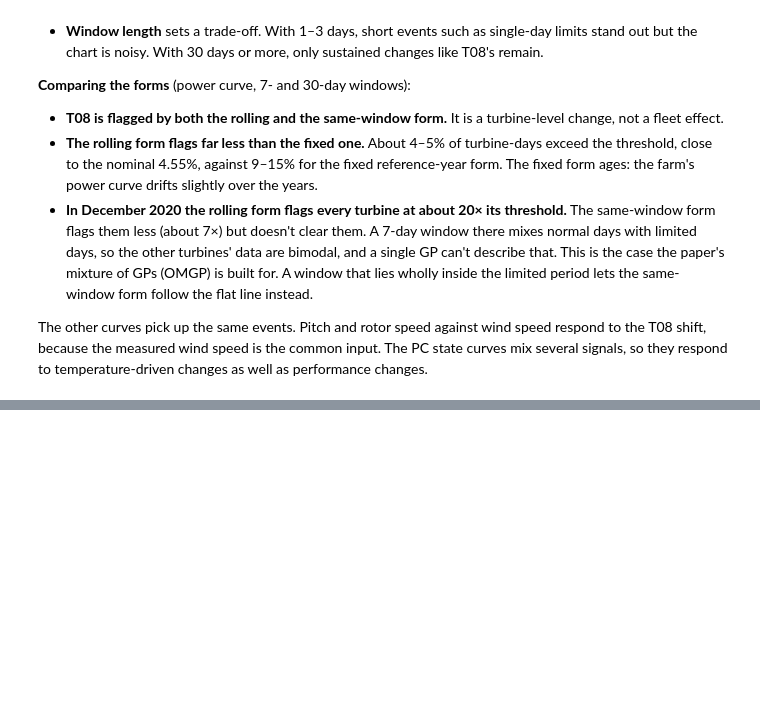
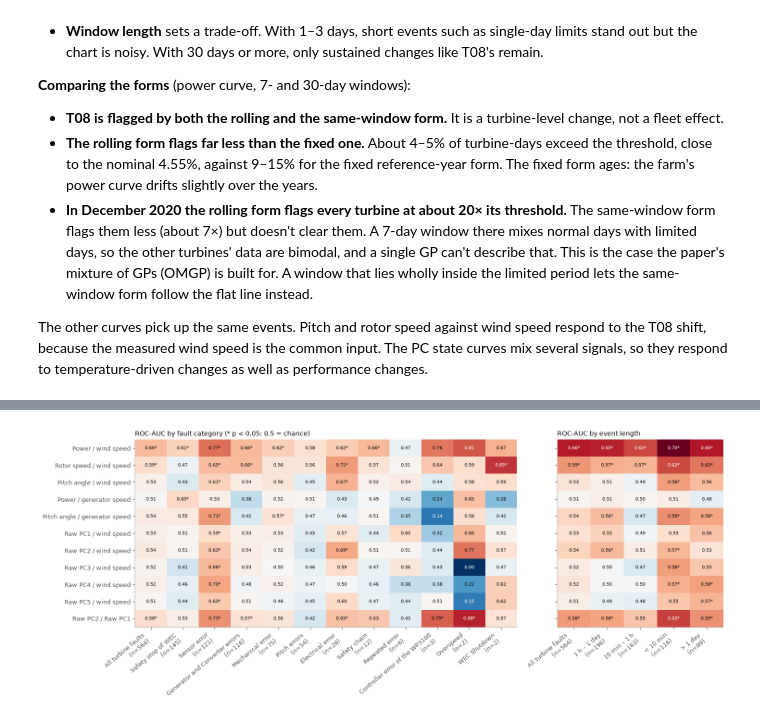
Before and after one commit to bacon274/windAnalysis, a Jupyter notebook: population_form_penmanshiel.ipynb, the cells around one changed output, grey strips where cells are left out. Saved outputs shown, nothing was run; the diff lists cells and outputs as text; code cells hidden in the pictures; blank space fills up the shorter version.

Commit message:
population fault detection analysis

```diff
--- a/population_form_penmanshiel.ipynb
+++ b/population_form_penmanshiel.ipynb
@@ -867,0 +1100,82 @@ The other curves pick up the same events. Pitch and rotor speed against wind spe
+# %%
+# Heatmaps: curves x fault category and curves x event length. Cell text = ROC-AUC; * = one-sided Mann-Whitney
+# p < 0.05 (uncorrected). Column labels give the number of scored events.
+def _heat(ax, table, metric, title, cmap, centre=None, fmt="{:.2f}"):
+    cats = [c for c in table.index.get_level_values(1).unique()]
+    cats = ["All turbine faults"] + sorted([c for c in cats if c != "All turbine faults"],
+                                           key=lambda c: -table.xs(c, level=1)["events"].max())
+    grid = table[metric].unstack(1).reindex(index=BENCH_CURVES, columns=cats)
+    pv = table["p (AUC > 0.5)"].unstack(1).reindex(index=BENCH_CURVES, columns=cats)
+    n = table["events"].unstack(1).reindex(index=BENCH_CURVES, columns=cats).max()
+    vals = grid.to_numpy(float)
+    if centre is None:
+        im = ax.imshow(vals, cmap=cmap, vmin=0, vmax=max(0.01, np.nanmax(vals)), aspect="auto")
+    else:
+        lim = max(0.05, np.nanmax(np.abs(vals - centre)))
+        im = ax.imshow(vals, cmap=cmap, vmin=centre - lim, vmax=centre + lim, aspect="auto")
+    for a in range(vals.shape[0]):
+        for b in range(vals.shape[1]):
+            v = vals[a, b]
+            if np.isnan(v):
+                continue
+            star = "*" if metric == "ROC-AUC" and pv.iat[a, b] < 0.05 else ""
+            dark = abs(v - (centre if centre is not None else 0)) > 0.6 * (lim if centre is not None else np.nanmax(vals))
+            ax.text(b, a, fmt.format(v) + star, ha="center", va="center", fontsize=7.5, color="white" if dark else INK)
+    ax.set_xticks(range(len(cats)), [f"{c}\n(n={int(n[c])})" for c in cats], rotation=40, ha="right", fontsize=8)
+    ax.set_yticks(range(len(BENCH_CURVES)), BENCH_CURVES, fontsize=8)
+    ax.set_title(title, loc="left", fontsize=10)
+    style_ax(ax, grid_axis=None)
+    return im
+
+
+fig, axes = plt.subplots(1, 2, figsize=(15, 6.2), gridspec_kw={"width_ratios": [2.3, 1]})
+_heat(axes[0], by_category, "ROC-AUC", "ROC-AUC by fault category (* p < 0.05; 0.5 = chance)", "RdBu_r", centre=0.5)
+_heat(axes[1], by_length, "ROC-AUC", "ROC-AUC by event length", "RdBu_r", centre=0.5)
+axes[1].set_yticklabels([])
+fig.tight_layout()
+plt.show()
+
+fig, axes = plt.subplots(1, 2, figsize=(15, 6.2), gridspec_kw={"width_ratios": [2.3, 1]})
+_heat(axes[0], by_category, "detection rate", "Detection rate: share of events with an alarm in the month before",
+      "Blues", fmt="{:.0%}")
+_heat(axes[1], by_length, "detection rate", "Detection rate by event length", "Blues", fmt="{:.0%}")
+axes[1].set_yticklabels([])
+fig.tight_layout()
+plt.show()
+_far = by_category.xs("All turbine faults", level="category")["false-alarm rate"]
+print("False-alarm rate (share of quiet months with an alarm), by curve:", _far.round(2).to_dict())
+
+
+def show_confusion(curve_name, by="category"):
+    """Event-level confusion matrix for every fault category (or event length) of one curve."""
+    table = by_category if by == "category" else by_length
+    t = table.xs(curve_name, level="curve")
+    t = t.loc[["All turbine faults"] + [i for i in t.sort_values("events", ascending=False).index if i != "All turbine faults"]]
+    ncol = 5
+    nrow = int(np.ceil(len(t) / ncol))
+    fig, axes = plt.subplots(nrow, ncol, figsize=(13, 2.5 * nrow))
+    for ax, (name, r) in zip(axes.flat, t.iterrows()):
+        cm = np.array([[r.TN, r.FP], [r.FN, r.TP]], dtype=float)
+        ax.imshow(cm / cm.sum(1, keepdims=True), cmap="Blues", vmin=0, vmax=1)
+        for a in range(2):
+            for b in range(2):
+                share = cm[a, b] / cm[a].sum() if cm[a].sum() else np.nan
+                ax.text(b, a, f"{cm[a, b]:.0f}\n{share:.0%}", ha="center", va="center", fontsize=8,
+                        color="white" if share > 0.6 else INK)
+        ax.set_xticks([0, 1], ["no alarm", "alarm"], fontsize=7.5)
+        ax.set_yticks([0, 1], ["quiet\nmonth", "fault"], fontsize=7.5)
+        ax.set_title(f"{name}\nAUC {r['ROC-AUC']:.2f}, n = {int(r.events)}", fontsize=8.5, loc="left")
+        for sp in ax.spines.values():
+            sp.set_visible(False)
+    for ax in list(axes.flat)[len(t):]:
+        ax.axis("off")
+    fig.suptitle(f"{curve_name}: event-level confusion matrices (rows: actual, columns: alarm in the month before)",
+                 x=0.01, ha="left", fontsize=10.5)
+    fig.tight_layout()
+    plt.show()
+
+
+best_curve = by_category.xs("All turbine faults", level="category")["ROC-AUC"].idxmax()
+show_confusion(best_curve)
+# %% [output]
+[figure, added]
```
Also changed, not shown: parts of 9 cells of this notebook, 3 other files.
